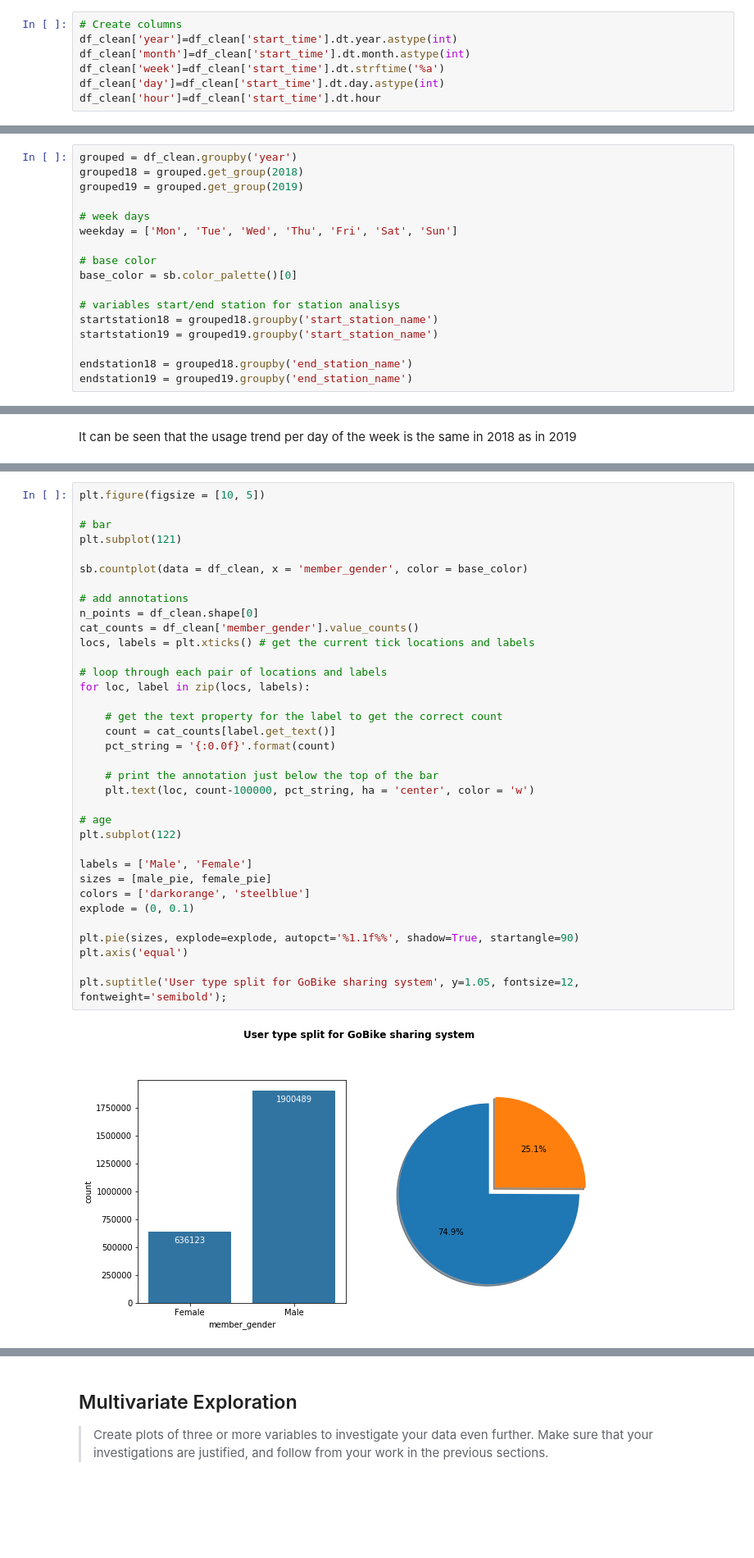
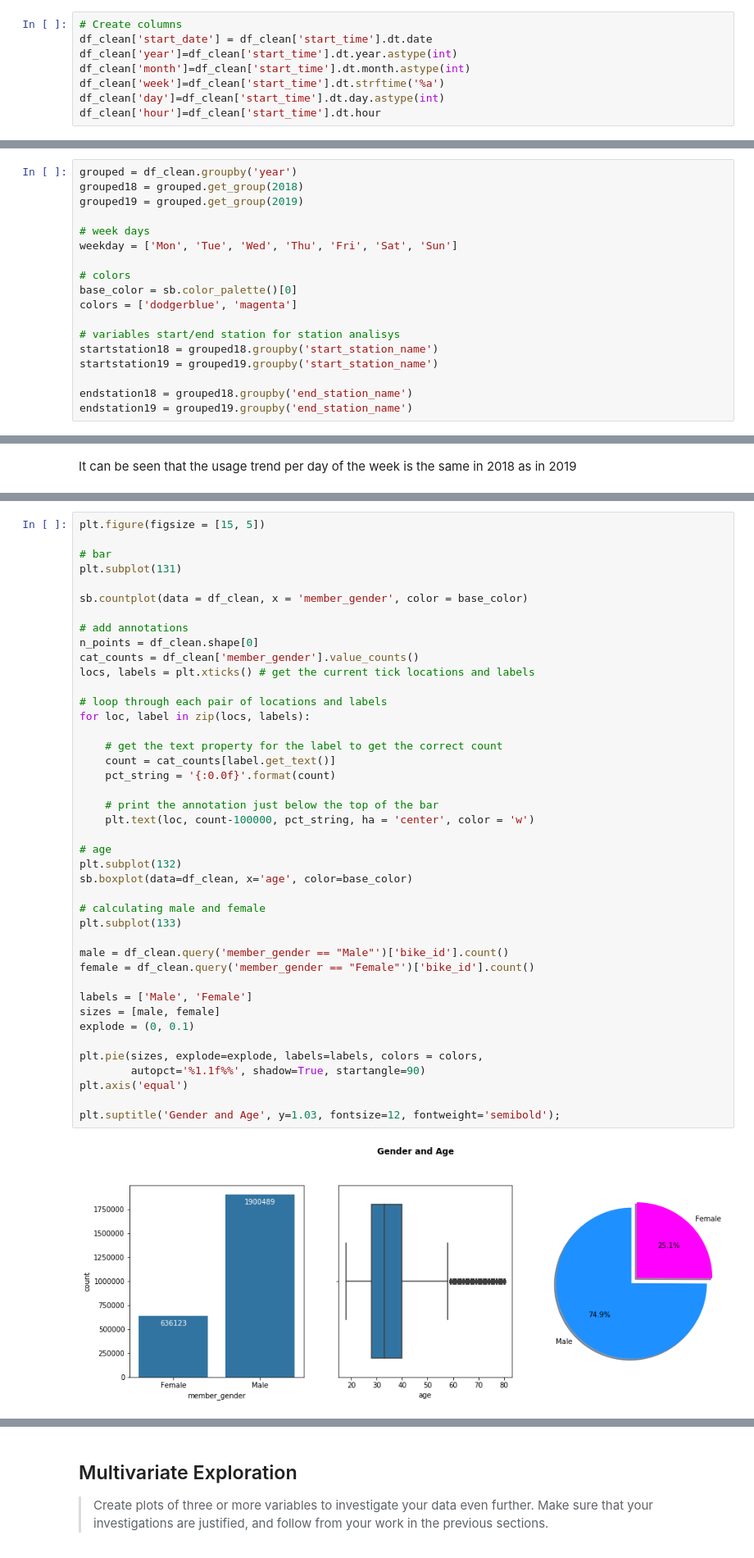
Before and after one commit to apozuelog/Data-visualization-project, a Jupyter notebook: exploration.ipynb, the cells around one changed output, grey strips where cells are left out. Shown at 82% size. Cells and saved outputs as stored; diff of their text form; blank space fills up the shorter version.

```diff
--- a/exploration.ipynb
+++ b/exploration.ipynb
@@ -199,6 +202,7 @@ dtype: object
 #### Add columns for year, month, week, day and hour
 # %%
 # Create columns
+df_clean['start_date'] = df_clean['start_time'].dt.date
 df_clean['year']=df_clean['start_time'].dt.year.astype(int)
 df_clean['month']=df_clean['start_time'].dt.month.astype(int)
 df_clean['week']=df_clean['start_time'].dt.strftime('%a')
@@ -282,8 +286,9 @@ grouped19 = grouped.get_group(2019)
 # week days
 weekday = ['Mon', 'Tue', 'Wed', 'Thu', 'Fri', 'Sat', 'Sun']
 
-# base color
+# colors
 base_color = sb.color_palette()[0]
+colors = ['dodgerblue', 'magenta']
 
 # variables start/end station for station analisys
 startstation18 = grouped18.groupby('start_station_name')
@@ -328,37 +331,44 @@ Two peak hours are observed, 7 AM and 17 PM and a valley from 10 AM to 15 PM. Wh
 # %%
-plt.figure(figsize = [10, 5])
+plt.figure(figsize = [15, 5])
 
 # bar
-plt.subplot(121)
+plt.subplot(131)
 
 sb.countplot(data = df_clean, x = 'member_gender', color = base_color)
 
 # add annotations
 n_points = df_clean.shape[0]
 cat_counts = df_clean['member_gender'].value_counts()
 locs, labels = plt.xticks() # get the current tick locations and labels
 
 # loop through each pair of locations and labels
 for loc, label in zip(locs, labels):
 
     # get the text property for the label to get the correct count
     count = cat_counts[label.get_text()]
     pct_string = '{:0.0f}'.format(count)
 
     # print the annotation just below the top of the bar
     plt.text(loc, count-100000, pct_string, ha = 'center', color = 'w')
 
 # age
-plt.subplot(122)
+plt.subplot(132)
+sb.boxplot(data=df_clean, x='age', color=base_color)
+
+# calculating male and female
+plt.subplot(133)
+
+male = df_clean.query('member_gender == "Male"')['bike_id'].count()
+female = df_clean.query('member_gender == "Female"')['bike_id'].count()
 
 labels = ['Male', 'Female']
-sizes = [male_pie, female_pie]
-colors = ['darkorange', 'steelblue']
+sizes = [male, female]
 explode = (0, 0.1)
 
-plt.pie(sizes, explode=explode, autopct='%1.1f%%', shadow=True, startangle=90)
+plt.pie(sizes, explode=explode, labels=labels, colors = colors,
+        autopct='%1.1f%%', shadow=True, startangle=90)
 plt.axis('equal')
 
-plt.suptitle('User type split for GoBike sharing system', y=1.05, fontsize=12, fontweight='semibold');
+plt.suptitle('Gender and Age', y=1.03, fontsize=12, fontweight='semibold');
 # %% [output]
-[figure, old version]
+[figure, new version]
```
Also changed, not shown: parts of 27 cells of this notebook.
